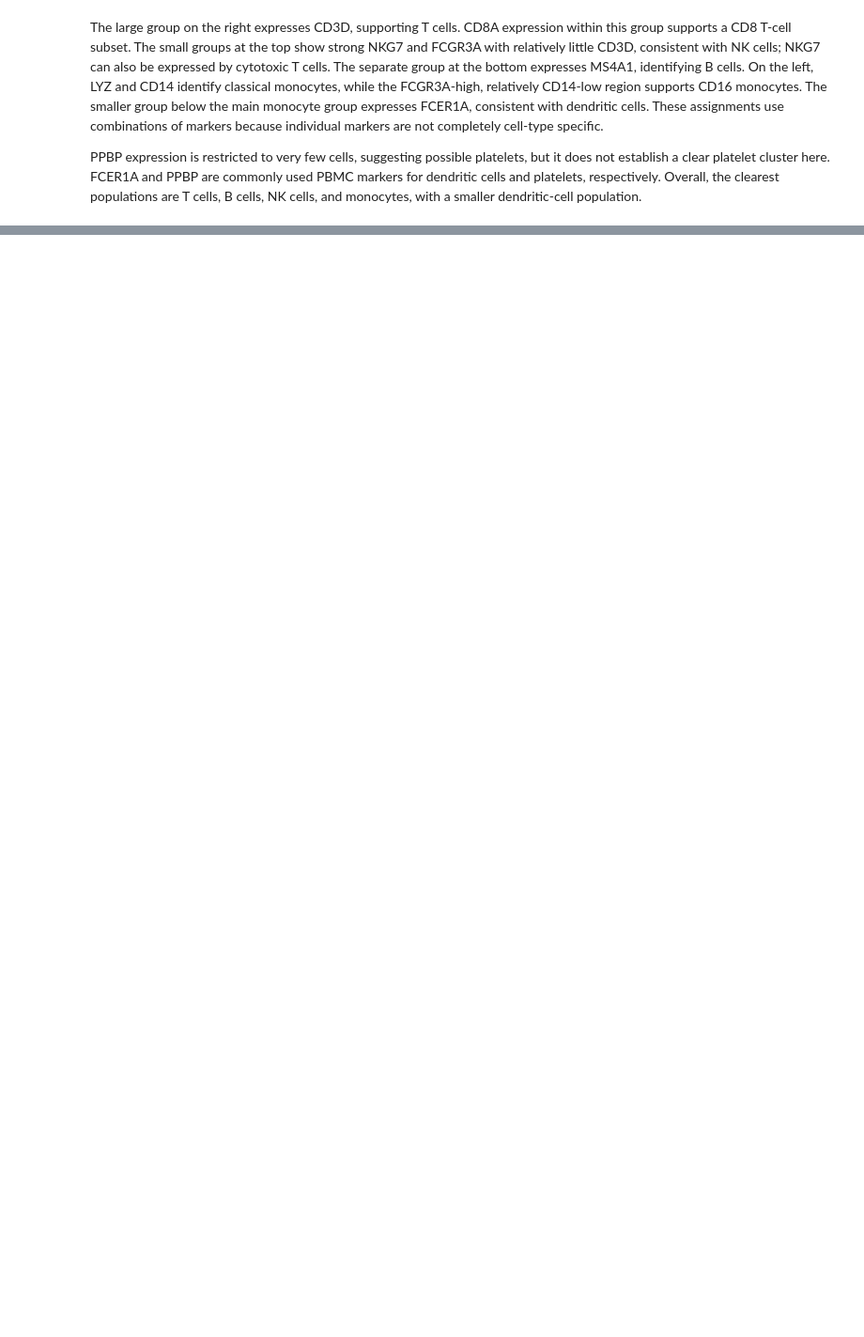
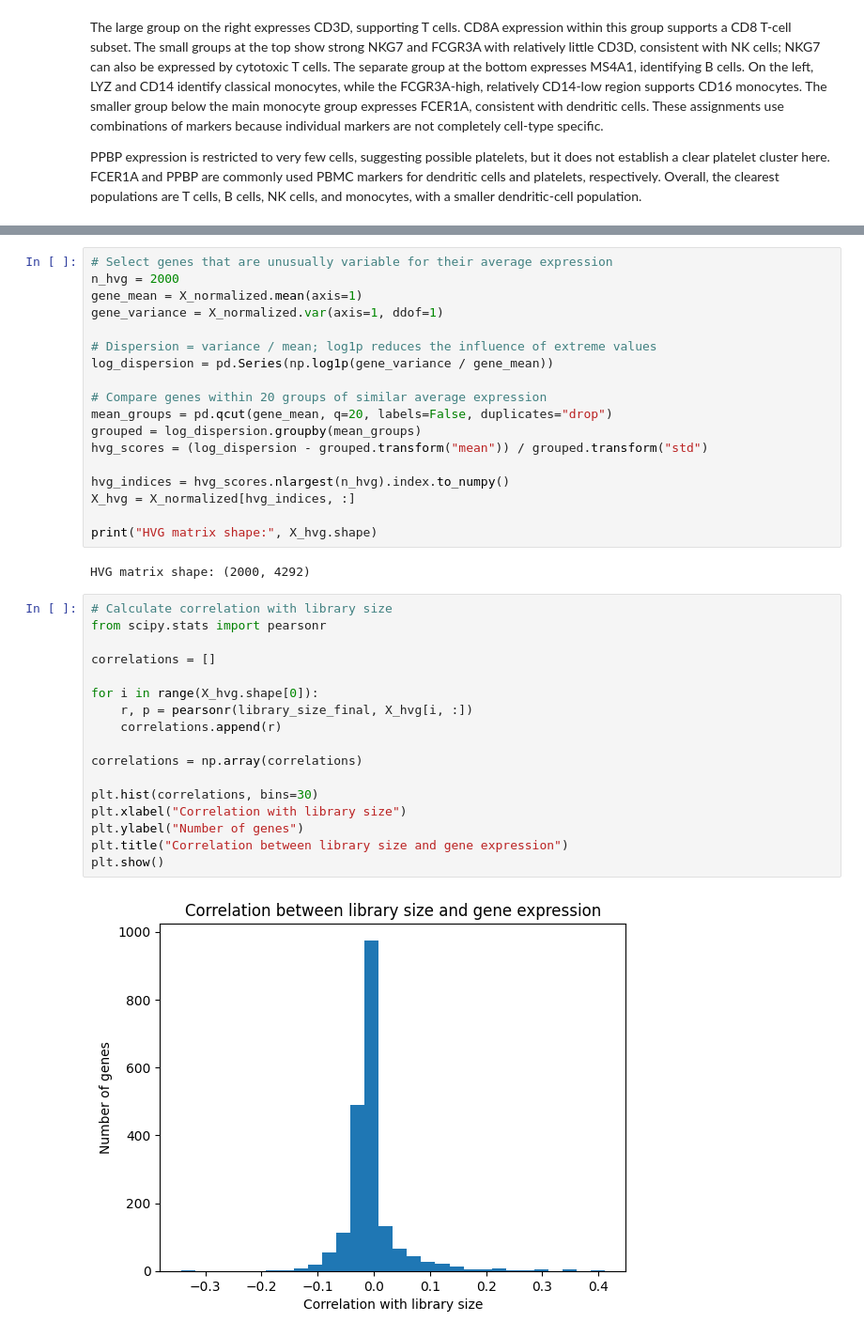
Before and after one commit to CharlotteZZh/BMCS-4480_HW1, a Jupyter notebook: BMCS_4480_HW1.ipynb, the cells around one changed output, grey strips where cells are left out. Shown at 94% size. Drawn from its saved outputs; the diff is of its cells as text; blank space fills up the shorter version.

```diff
--- a/BMCS_4480_HW1.ipynb
+++ b/BMCS_4480_HW1.ipynb
@@ -377,0 +420,39 @@ PPBP expression is restricted to very few cells, suggesting possible platelets,
+# %%
+# Select genes that are unusually variable for their average expression
+n_hvg = 2000
+gene_mean = X_normalized.mean(axis=1)
+gene_variance = X_normalized.var(axis=1, ddof=1)
+
+# Dispersion = variance / mean; log1p reduces the influence of extreme values
+log_dispersion = pd.Series(np.log1p(gene_variance / gene_mean))
+
+# Compare genes within 20 groups of similar average expression
+mean_groups = pd.qcut(gene_mean, q=20, labels=False, duplicates="drop")
+grouped = log_dispersion.groupby(mean_groups)
+hvg_scores = (log_dispersion - grouped.transform("mean")) / grouped.transform("std")
+
+hvg_indices = hvg_scores.nlargest(n_hvg).index.to_numpy()
+X_hvg = X_normalized[hvg_indices, :]
+
+print("HVG matrix shape:", X_hvg.shape)
+# %% [output]
+HVG matrix shape: (2000, 4292)
+# %%
+# Calculate correlation with library size
+from scipy.stats import pearsonr
+
+correlations = []
+
+for i in range(X_hvg.shape[0]):
+    r, p = pearsonr(library_size_final, X_hvg[i, :])
+    correlations.append(r)
+
+correlations = np.array(correlations)
+
+plt.hist(correlations, bins=30)
+plt.xlabel("Correlation with library size")
+plt.ylabel("Number of genes")
+plt.title("Correlation between library size and gene expression")
+plt.show()
+# %% [output]
+[figure, added]
```
Also changed, not shown: parts of 11 cells of this notebook.
